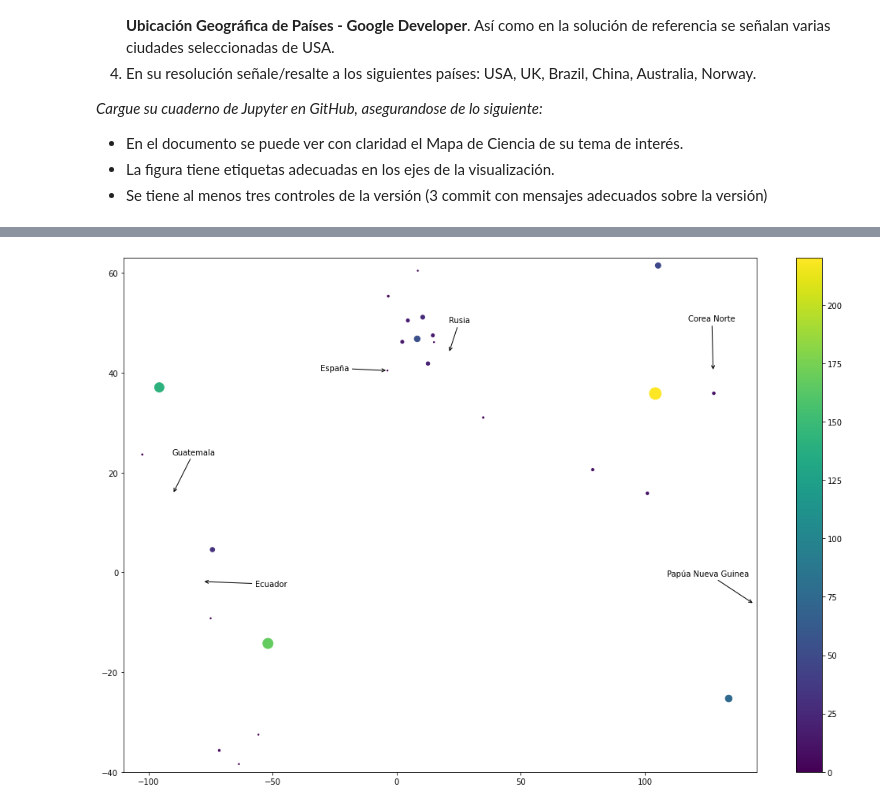
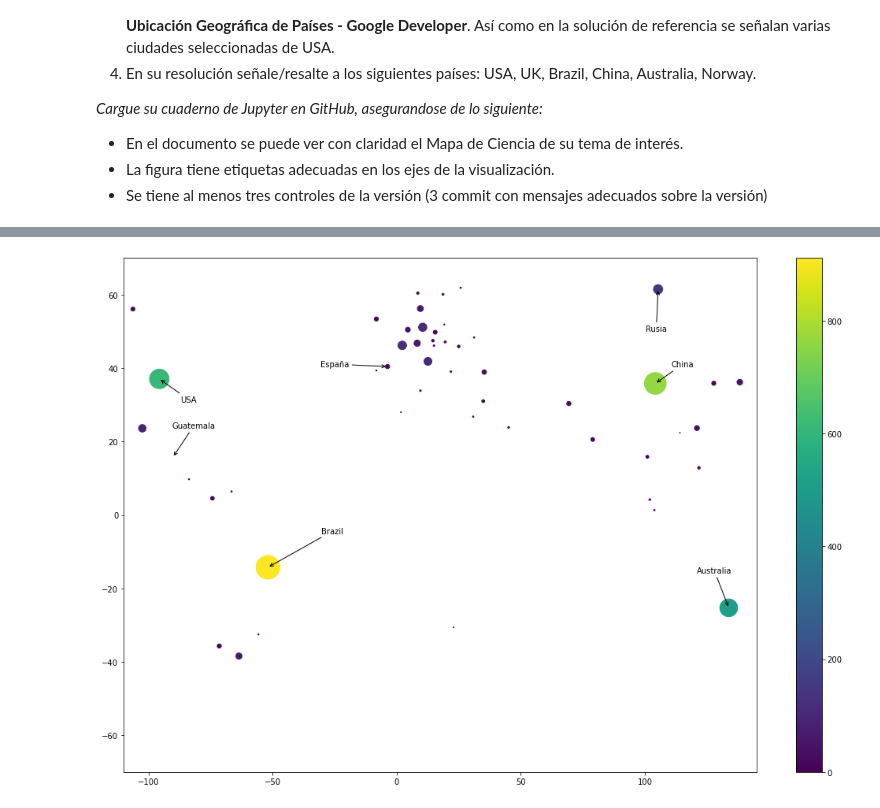
Before and after one commit to camysigh/Bioinform-tica-Tareas, a Jupyter notebook: Tarea2.ipynb, the cells around one changed output, grey strips where cells are left out. Saved outputs shown, nothing was run; the diff lists cells and outputs as text; code cells hidden in the pictures.

Commit message:
Freire Camila: Se mejoró el codigo, nuevos patrones, nueva base de datos más grande

```diff
--- a/Tarea2.ipynb
+++ b/Tarea2.ipynb
@@ -202,0 +217,5 @@ print(texto_unico1)
+# %%
+texto_unico1.extend(texto_unico6)
+# %%
+texto_unico1.extend(texto_unico7)
+print(texto_unico1)
@@ -246,7 +267,12 @@ texto_a = texto4
 texto_b = texto5
 texto_c = texto6
 texto_d = texto7
+texto_e = texto8_2
+texto_f = texto9
+
 texto.extend(texto_a)
 texto.extend(texto_b)
 texto.extend(texto_c)
+texto.extend(texto_e)
+texto.extend(texto_f)
 # %%
@@ -280,0 +286,8 @@ The Netherlands.
+# %%
+texto_d1 = "".join([str(_) for _ in texto_d])
+
+plus = re.findall(r'(\w{3,5}\s\w*)', texto_d1)
+
+paises_repetidos.extend(plus)
+
+len(paises_repetidos)
@@ -298,30 +313,32 @@ print(pais_count)
 # %%
 import matplotlib.pyplot as plt
 %matplotlib inline
 plt.scatter(pais_long, pais_lat, s = pais_count, c= pais_count)
 plt.colorbar()
 plt.xlim(-110,145)
-plt.ylim(-40, 63)
+plt.ylim(-70, 70)
 #add a few cities for reference (optional)
 ard = dict(arrowstyle="->")
-plt.annotate('Ecuador', xy = (-78.183406, -1.831239),
-               xytext = (-57.183406, -2.831239), arrowprops = ard)
-plt.annotate('Rusia', xy = (21.005859, 44.016521),
-               xytext = (21.005859, 50.016521), arrowprops= ard)
-plt.annotate('Papúa Nueva Guinea', xy = (143.95555, -6.314993),
-               xytext = (108.921327, -0.759275), arrowprops= ard)
+plt.annotate('USA', xy = (-95.712891, 37.09024),
+               xytext = (-87.183406, 30.831239), arrowprops = ard)
+plt.annotate('Rusia', xy = (105.318756, 61.52401),
+               xytext = (100.318756, 50.016521), arrowprops= ard)
+plt.annotate('Brazil', xy = (-51.92528, -14.235004),
+               xytext = (-30.318756, -05.016521), arrowprops= ard)
+plt.annotate('Australia', xy = (133.775136, -25.274398),
+               xytext = (120.921327, -15.759275), arrowprops= ard)
 plt.annotate('Guatemala', xy = (-90.230759, 15.783471),
                xytext = (-90.552784, 23.634501), arrowprops= ard)
 plt.annotate('España', xy = (-3.74922, 40.463667),
                xytext = (-30.74922, 40.463667), arrowprops= ard)
-plt.annotate('Corea Norte', xy = (127.510093, 40.339852),
-               xytext = (117.510093, 50.339852), arrowprops= ard)
+plt.annotate('China', xy = (104.195397, 35.86166),
+               xytext = (110.510093, 40.339852), arrowprops= ard)
 
 params = plt.gcf()
 plSize = params.get_size_inches()
 params.set_size_inches( (plSize[0] * 3, plSize[1] * 3) )
 plt.show()
 # %% [output]
-[figure, old version]
+[figure, new version]
 # %%
 clear
```
Also changed, not shown: parts of 14 cells of this notebook, 2 other files.
